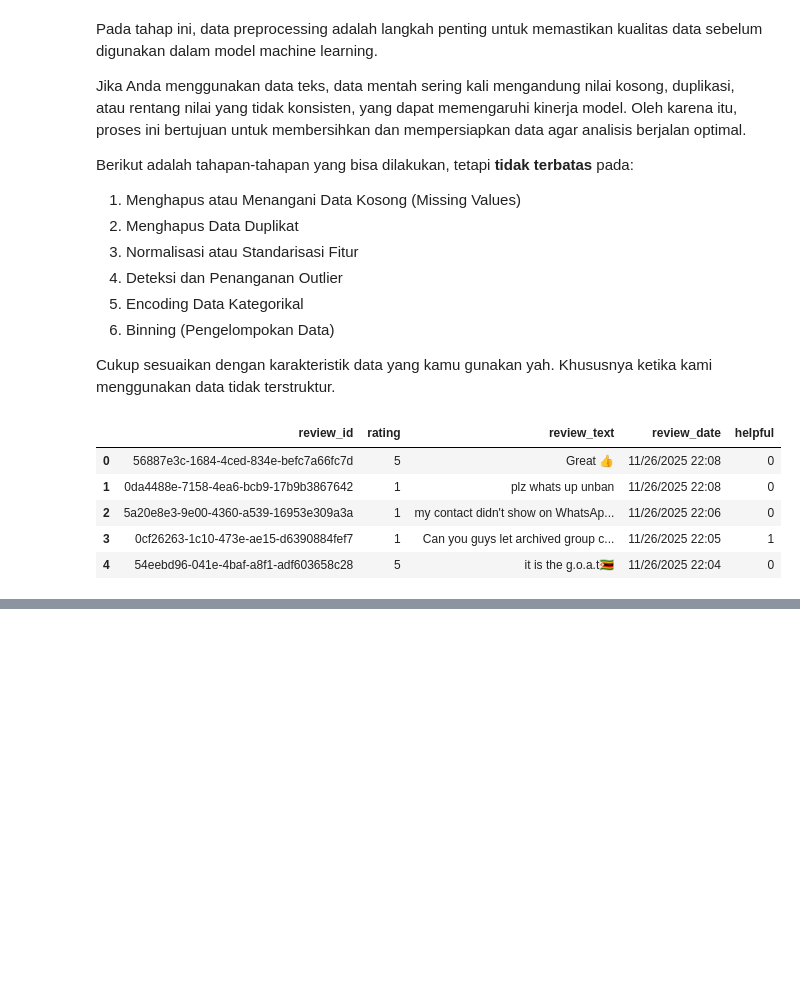
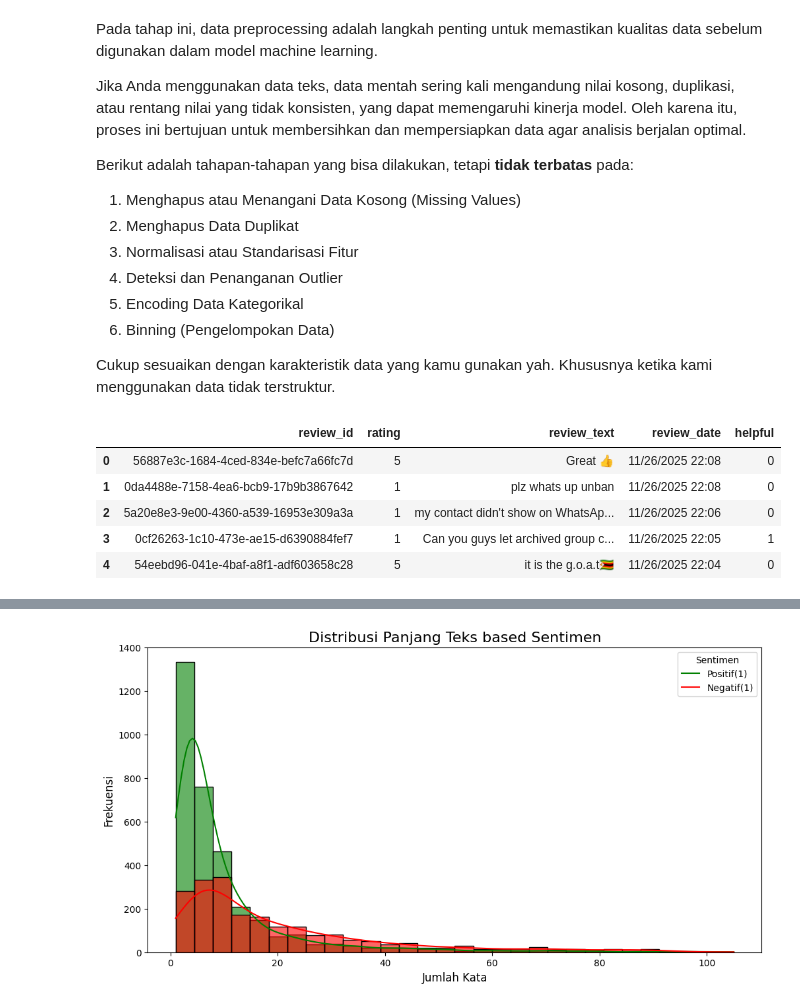
Before and after one commit to ReynardAdimas/SMSML_Reynard-Adimas-Nabil, a Jupyter notebook: preprocessing/Eksperimen_Reynard_Adimas_Nabil.ipynb, the cells around one changed output, grey strips where cells are left out. Drawn from its saved outputs; the diff is of its cells as text; code cells hidden in the pictures; blank space fills up the shorter version.

```diff
--- a/preprocessing/Eksperimen_Reynard_Adimas_Nabil.ipynb
+++ b/preprocessing/Eksperimen_Reynard_Adimas_Nabil.ipynb
@@ -201,0 +238,22 @@ clean_df.head()
+# %%
+clean_df['word_count'] = clean_df['review_text'].apply(lambda x: len(str(x).split()))
+
+plt.figure(figsize=(12,6))
+
+sns.histplot(
+    data=clean_df,
+    x='word_count',
+    hue='label',
+    kde=True,
+    palette={0:'red', 1 : 'green'},
+    bins = 30,
+    alpha=0.6
+)
+
+plt.title('Distribusi Panjang Teks based Sentimen', fontsize=16)
+plt.xlabel('Jumlah Kata', fontsize=12)
+plt.ylabel('Frekuensi', fontsize=12)
+plt.legend(title='Sentimen', labels=['Positif(1)', 'Negatif(1)'])
+plt.show()
+# %% [output]
+[figure, added]
```
Also changed, not shown: parts of 12 cells of this notebook, 2 other files.
